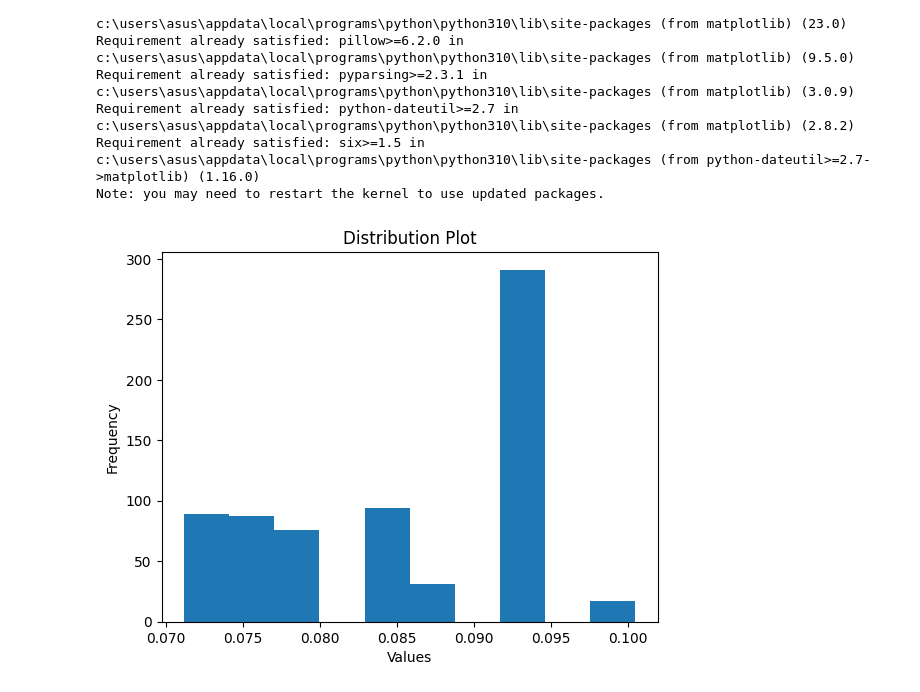
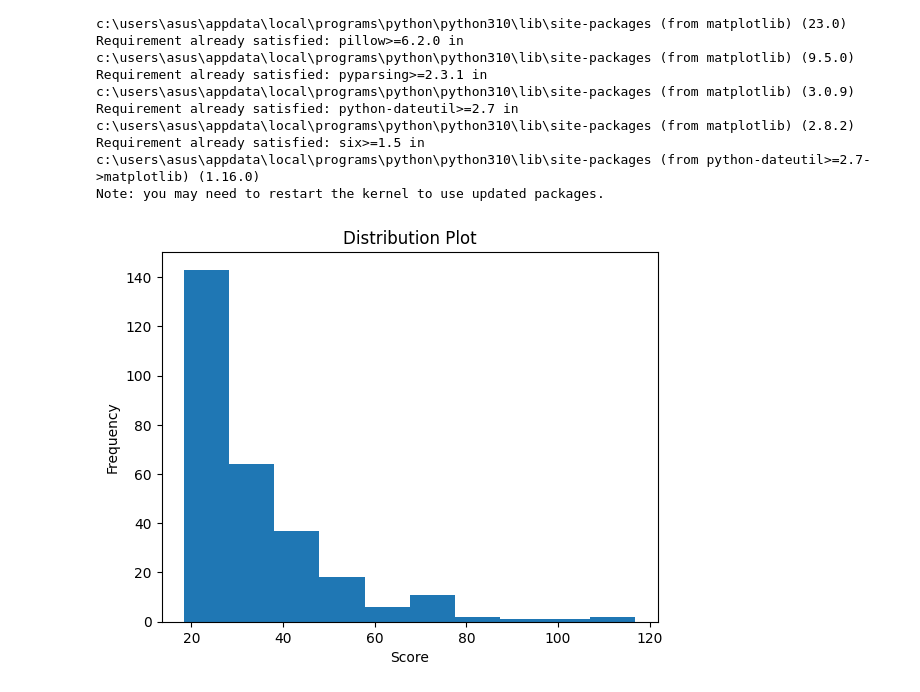
Before and after one commit to MHBehroozi/Transfermarkt, a Jupyter notebook: statistical_analysis/Statistical_Coach'sRequest/Phase3.ipynb, the cells around one changed output. Saved outputs shown, nothing was run; the diff lists cells and outputs as text; code cells hidden in the pictures.

```diff
--- a/statistical_analysis/Statistical_Coach'sRequest/Phase3.ipynb
+++ b/statistical_analysis/Statistical_Coach'sRequest/Phase3.ipynb
@@ -129,7 +104,7 @@ Name: Clean sheets, Length: 60985, dtype: float64
 import math
 metric_score=[]
 for index,record in main_df.iterrows():
-    if record['main_position'] in ['Attack','Attack Right Winger','Attack Centre Forward','Attack Left Winger']:
+    if record['main_position'] in ['Attack','Attack Right Winger','Attack Centre Forward','Attack Left Winger','Attack Second Striker']:
        goal=int(record['Goals'])
        Assist=int(record['Assists'])
        forward_metric=(3*goal+Assist)
@@ -152,7 +127,7 @@ for index,record in main_df.iterrows():
             Defender_metric += increment+1
         # Assist=int(record['Assists'])
         metric_score.append(Defender_metric)
-    elif record['main_position'] in ['midfield Defensive Midfield','midfield Central Midfield','midfield Attacking Midfield','midfield Left Midfield','midfield Right Midfield']:
+    elif record['main_position'] in ['midfield','midfield Defensive Midfield','midfield Central Midfield','midfield Attacking Midfield','midfield Left Midfield','midfield Right Midfield']:
         goal=int(record['Goals'])
         red_card=int(record['Red cards'])
         Assist=int(record['Assists'])
@@ -203,6 +241,6 @@ main_df
 148489 rows × 33 columns
 # %%
 s_df=main_df[main_df['season_x']==2021]
-final_df=s_df.groupby(['player_id','market_value_y'])['Score'].sum().reset_index()
+final_df=s_df.groupby(['player_id','market_value_y','main_position','club full name'])['Score'].sum().reset_index()
 final_df
 # %% [output]
@@ -259 +297,22 @@ final_df_sorted
 2849 rows × 5 columns
+# %%
+# Assuming you have a DataFrame called df and you want to calculate the intersection
+# based on the top 30% performance and the bottom 40% price
+
+# Calculate the cutoff values for performance and price
+dl=final_df_sorted.sort_values(by='Score',ascending=False)
+performance_cutoff = dl['Score'].quantile(0.7)  # Top 30%
+dl=final_df_sorted.sort_values(by='market_value_y',ascending=False)
+price_cutoff = dl['market_value_y'].quantile(0.6)  # Bottom 40%
+
+# Create the subsets based on the cutoff values
+bottom_price_subset = dl[final_df_sorted['market_value_y'] <= price_cutoff]
+dl=final_df_sorted.sort_values(by='Score',ascending=False)
+top_performance_subset = dl[final_df_sorted['Score'] >= performance_cutoff]
+
+
+# Calculate the intersection
+intersection_df = final_df_sorted.loc[top_performance_subset.index.intersection(bottom_price_subset.index)]
+
+# Print the intersection
+intersection_df
@@ -374,18 +382,18 @@ Note: you may need to restart the kernel to use updated packages.
 # %%
 import matplotlib.pyplot as plt
 
 # فرض کنید دیتافریم data_df را داریم
 # فرض کنید میخواهیم ستون "values" را برای رسم نمودار توزیع استفاده کنیم
 
 # رسم نمودار توزیع
-plt.hist(intersection_df['عملکرد درصد'], bins=10)  # bins میزان تقسیم بندی میله‌ها در نمودار توزیع است
+plt.hist(intersection_df["Score"], bins=10)  # bins میزان تقسیم بندی میله‌ها در نمودار توزیع است
 
 # تنظیمات دیگر نمودار (عنوان، برچسب محورها، ...)
 plt.title('Distribution Plot')
-plt.xlabel('Values')
+plt.xlabel('Score')
 plt.ylabel('Frequency')
 
 # نمایش نمودار
 plt.show()
 # %% [output]
-[figure, old version]
+[figure, new version]
```
Also changed, not shown: parts of 43 cells of this notebook.
